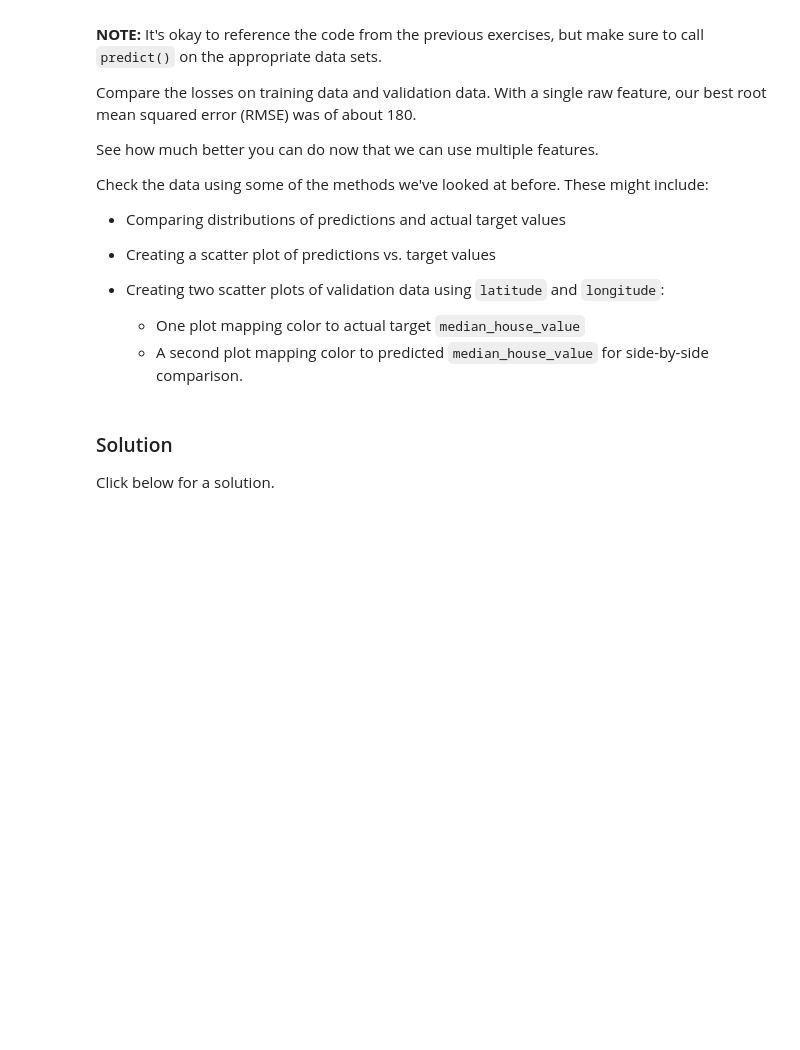
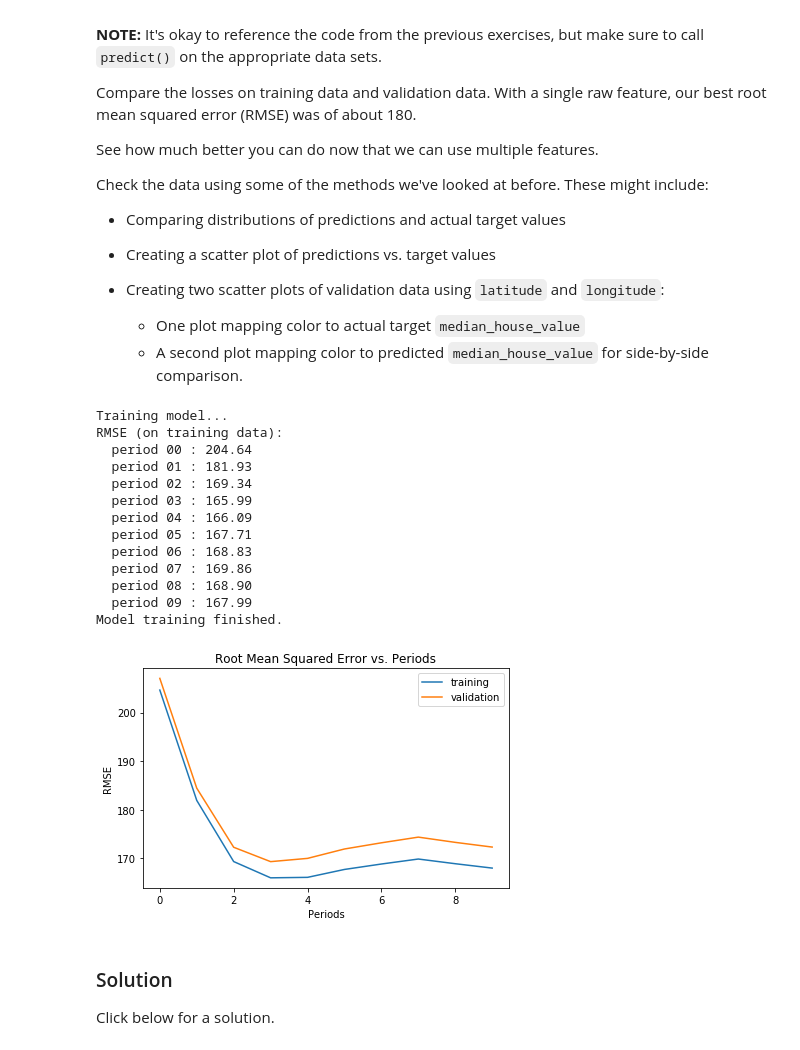
Before and after one commit to FeniXVRN/google-ml-crach-course, a Jupyter notebook: validation.ipynb, the cells around one changed output. Drawn from its saved outputs; the diff is of its cells as text; code cells hidden in the pictures; blank space fills up the shorter version.

Commit message:
Validation exercises

```diff
--- a/validation.ipynb
+++ b/validation.ipynb
@@ -47,9 +47,7 @@ pd.options.display.max_rows = 10
 pd.options.display.float_format = '{:.1f}'.format
 
 california_housing_dataframe = pd.read_csv("https://download.mlcc.google.com/mledu-datasets/california_housing_train.csv", sep=",")
-
-# california_housing_dataframe = california_housing_dataframe.reindex(
-#     np.random.permutation(california_housing_dataframe.index))
+california_housing_dataframe = california_housing_dataframe.reindex(np.random.permutation(california_housing_dataframe.index))
 # %%
 def preprocess_features(california_housing_dataframe):
   """Prepares input features from California housing data set.
@@ -72,9 +70,7 @@ def preprocess_features(california_housing_dataframe):
      "median_income"]]
   processed_features = selected_features.copy()
   # Create a synthetic feature.
-  processed_features["rooms_per_person"] = (
-    california_housing_dataframe["total_rooms"] /
-    california_housing_dataframe["population"])
+  processed_features["rooms_per_person"] = (california_housing_dataframe["total_rooms"] /california_housing_dataframe["population"])
   return processed_features
 
 def preprocess_targets(california_housing_dataframe):
@@ -88,8 +84,7 @@ def preprocess_targets(california_housing_dataframe):
   """
   output_targets = pd.DataFrame()
   # Scale the target to be in units of thousands of dollars.
-  output_targets["median_house_value"] = (
-    california_housing_dataframe["median_house_value"] / 1000.0)
+  output_targets["median_house_value"] = (california_housing_dataframe["median_house_value"] / 1000.0)
   return output_targets
 # %% [markdown]
 For the **training set**, we'll choose the first 12000 examples, out of the total of 17000.
@@ -314,10 +351,16 @@ def train_model(
       optimizer=my_optimizer
   )
 
+  train_feature_columns = ["latitude", "longitude", "total_rooms", "population"]
+
+  # Create input functions.
+  training_input_fn = lambda: my_input_fn(my_feature_data, targets, batch_size=batch_size)
+  predict_training_input_fn = lambda: my_input_fn(my_feature_data, targets, num_epochs=1, shuffle=False)
+
   # 1. Create input functions.
-  training_input_fn = # YOUR CODE HERE
-  predict_training_input_fn = # YOUR CODE HERE
-  predict_validation_input_fn = # YOUR CODE HERE
+  training_input_fn = lambda: my_input_fn(training_examples, training_targets["median_house_value"], batch_size=batch_size)
+  predict_training_input_fn = lambda: my_input_fn(training_examples, training_targets["median_house_value"], num_epochs=1, shuffle=False)
+  predict_validation_input_fn = lambda: my_input_fn(validation_examples, validation_targets["median_house_value"], num_epochs=1, shuffle=False)
 
   # Train the model, but do so inside a loop so that we can periodically assess
   # loss metrics.
@@ -331,9 +374,13 @@ def train_model(
         input_fn=training_input_fn,
         steps=steps_per_period,
     )
+
     # 2. Take a break and compute predictions.
-    training_predictions = # YOUR CODE HERE
-    validation_predictions = # YOUR CODE HERE
+    training_predictions = linear_regressor.predict(input_fn=predict_training_input_fn)
+    training_predictions = np.array([item['predictions'][0] for item in training_predictions])
+
+    validation_predictions = linear_regressor.predict(input_fn=predict_validation_input_fn)
+    validation_predictions = np.array([item['predictions'][0] for item in validation_predictions])
 
     # Compute training and validation loss.
     training_root_mean_squared_error = math.sqrt(
@@ -360,13 +407,28 @@ def train_model(
 # %%
 linear_regressor = train_model(
     # TWEAK THESE VALUES TO SEE HOW MUCH YOU CAN IMPROVE THE RMSE
-    learning_rate=0.00001,
-    steps=100,
-    batch_size=1,
+    learning_rate=0.00005,
+    steps=500,
+    batch_size=5,
     training_examples=training_examples,
     training_targets=training_targets,
     validation_examples=validation_examples,
     validation_targets=validation_targets)
+# %% [output]
+Training model...
+RMSE (on training data):
+  period 00 : 204.64
+  period 01 : 181.93
+  period 02 : 169.34
+  period 03 : 165.99
+  period 04 : 166.09
+  period 05 : 167.71
+  period 06 : 168.83
+  period 07 : 169.86
+  period 08 : 168.90
+  period 09 : 167.99
+Model training finished.
+[figure, added]
 # %% [markdown]
 ### Solution
 
```
Also changed, not shown: parts of 9 cells of this notebook.
